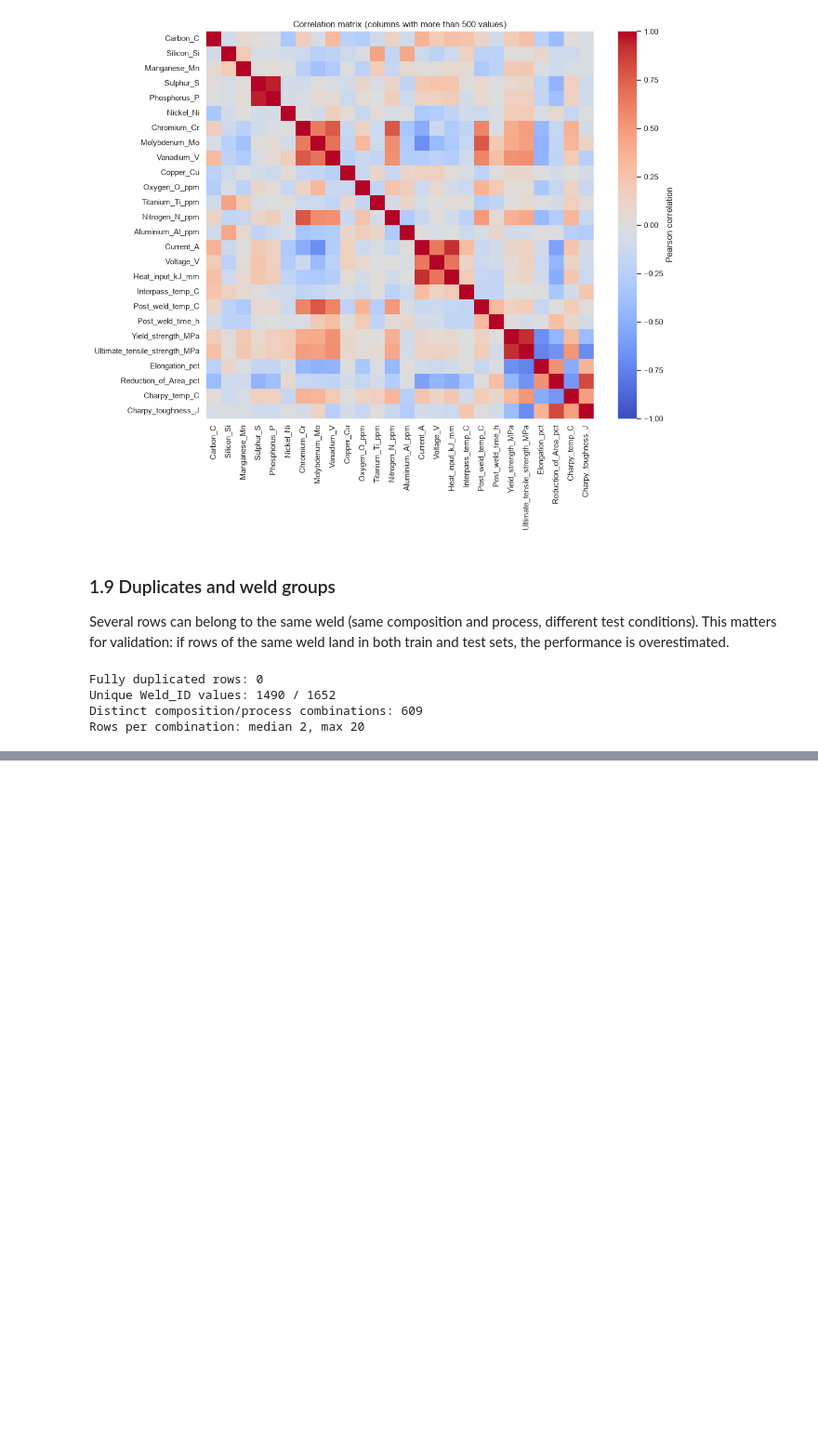
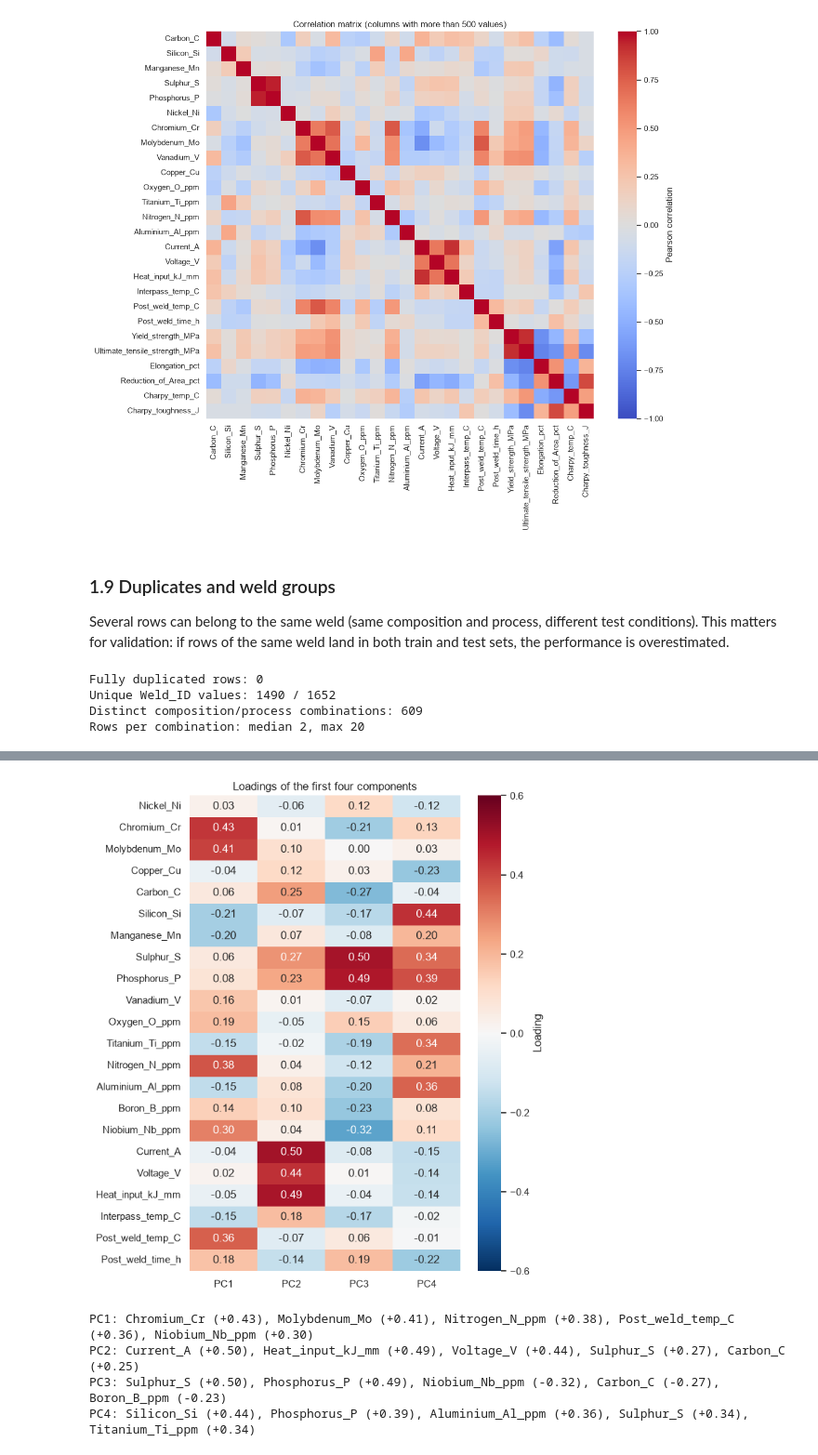
Before and after one commit to andredemedeiros/weld-quality-prediction, a Jupyter notebook: ml_project_nico.ipynb, the cells around one changed output, grey strips where cells are left out. Shown at 93% size. Cells and saved outputs as stored; diff of their text form; code cells hidden in the pictures; blank space fills up the shorter version.

```diff
--- a/ml_project_nico.ipynb
+++ b/ml_project_nico.ipynb
@@ -290,0 +632,20 @@ Rows per combination: median 2, max 20
+# %%
+feature_names = [c.split("__")[-1] for c in numeric_cols]
+loadings = pd.DataFrame(pca_num.components_[:4].T, index=feature_names, columns=["PC1", "PC2", "PC3", "PC4"])
+
+plt.figure(figsize=(7, 8))
+sns.heatmap(loadings, annot=True, fmt=".2f", cmap="RdBu_r", center=0, vmin=-0.6, vmax=0.6,
+            cbar_kws={"label": "Loading"})
+plt.title("Loadings of the first four components")
+plt.tight_layout()
+plt.show()
+
+for pc in loadings.columns:
+    top = loadings[pc].reindex(loadings[pc].abs().sort_values(ascending=False).index).head(5)
+    print(f"{pc}: " + ", ".join(f"{name} ({value:+.2f})" for name, value in top.items()))
+# %% [output]
+[figure, added]
+PC1: Chromium_Cr (+0.43), Molybdenum_Mo (+0.41), Nitrogen_N_ppm (+0.38), Post_weld_temp_C (+0.36), Niobium_Nb_ppm (+0.30)
+PC2: Current_A (+0.50), Heat_input_kJ_mm (+0.49), Voltage_V (+0.44), Sulphur_S (+0.27), Carbon_C (+0.25)
+PC3: Sulphur_S (+0.50), Phosphorus_P (+0.49), Niobium_Nb_ppm (-0.32), Carbon_C (-0.27), Boron_B_ppm (-0.23)
+PC4: Silicon_Si (+0.44), Phosphorus_P (+0.39), Aluminium_Al_ppm (+0.36), Sulphur_S (+0.34), Titanium_Ti_ppm (+0.34)
```
Also changed, not shown: parts of 23 cells of this notebook.
